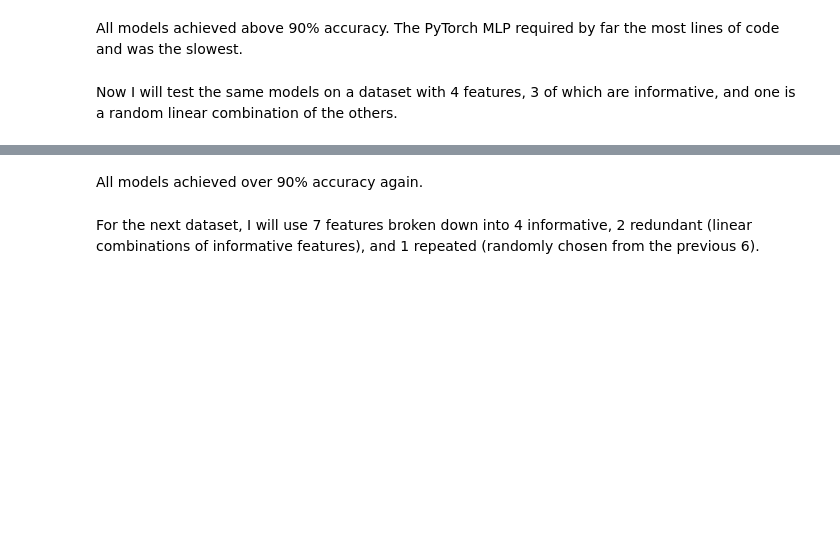
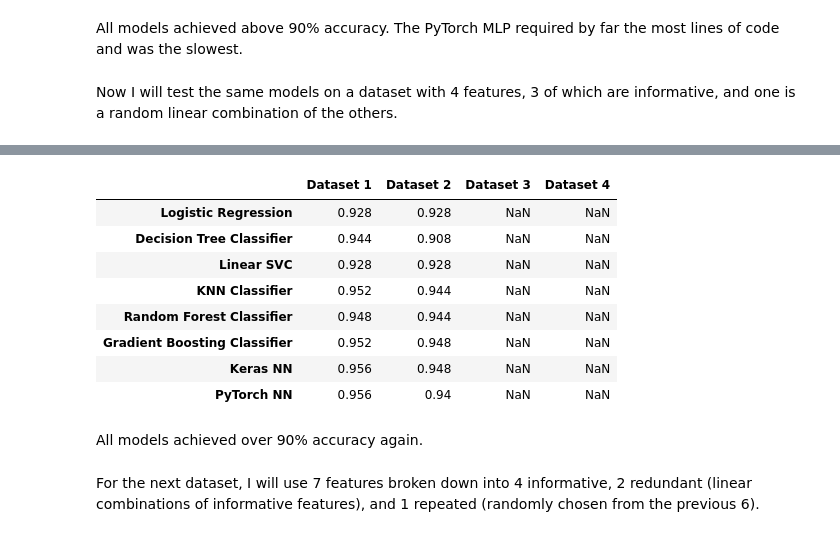
Before and after one commit to Stas-Medvedev/Binary-classification-model-comparison, a Jupyter notebook: Binary classification model comparison.ipynb, the cells around one changed output, grey strips where cells are left out. Saved outputs shown, nothing was run; the diff lists cells and outputs as text; code cells hidden in the pictures; blank space fills up the shorter version.

Commit message:
Added scores from dataset 2 to accuracy_df

```diff
--- a/Binary classification model comparison.ipynb
+++ b/Binary classification model comparison.ipynb
@@ -312,4 +331,6 @@ kn_clf.score(X_2_test, Y_2_test)
 # %%
 # fit and evaluate the random forrest classifier
 rf_clf.fit(X_2_train, Y_2_train)
-rf_clf.score(X_2_test, Y_2_test)
+score = rf_clf.score(X_2_test, Y_2_test)
+accuracy_df.loc['Random Forest Classifier', 'Dataset 2'] = score
+print(score)
@@ -316,4 +339,6 @@ rf_clf.score(X_2_test, Y_2_test)
 # %%
 # fit and evaluate the gradient boosting classifier
 gb_clf.fit(X_2_train, Y_2_train)
-gb_clf.score(X_2_test, Y_2_test)
+score = gb_clf.score(X_2_test, Y_2_test)
+accuracy_df.loc['Gradient Boosting Classifier', 'Dataset 2'] = score
+print(score)
@@ -330,4 +357,6 @@ model_2 = Sequential([
 model_2.compile(optimizer = 'adam', loss = 'binary_crossentropy', metrics = ['binary_accuracy'])
 model_2.fit(X_2_train, Y_2_train, epochs = 50)
 # evaluate using the test data
-model_2.evaluate(X_2_test, Y_2_test)
+results = model_2.evaluate(X_2_test, Y_2_test)
+accuracy_df.loc['Keras NN', 'Dataset 2'] = float(f'{results[1]:.3}')
+print(results)
@@ -405,5 +470,8 @@ for data, target in test_loader_2:
     if predicted == actual:
         correct_predictions += 1
 
+accuracy = correct_predictions/len(test_loader_2.dataset)
+accuracy_df.loc['PyTorch NN', 'Dataset 2'] = float(f'{accuracy:.3}')
+
 print(f'Loss: {test_loss/len(test_loader_2.dataset)}')
-print(f'Accuracy: {correct_predictions/len(test_loader_2.dataset)}')
+print(f'Accuracy: {accuracy}')
@@ -410,3 +481,15 @@ print(f'Accuracy: {correct_predictions/len(test_loader_2.dataset)}')
+# %%
+accuracy_df
+# %% [output]
+|  | Dataset 1 | Dataset 2 | Dataset 3 | Dataset 4 |
+| Logistic Regression | 0.928 | 0.928 | NaN | NaN |
+| Decision Tree Classifier | 0.944 | 0.908 | NaN | NaN |
+| Linear SVC | 0.928 | 0.928 | NaN | NaN |
+| KNN Classifier | 0.952 | 0.944 | NaN | NaN |
+| Random Forest Classifier | 0.948 | 0.944 | NaN | NaN |
+| Gradient Boosting Classifier | 0.952 | 0.948 | NaN | NaN |
+| Keras NN | 0.956 | 0.948 | NaN | NaN |
+| PyTorch NN | 0.956 | 0.94 | NaN | NaN |
 # %% [markdown]
 All models achieved over 90% accuracy again.
 # %% [markdown]
```
Also changed, not shown: parts of 15 cells of this notebook.
